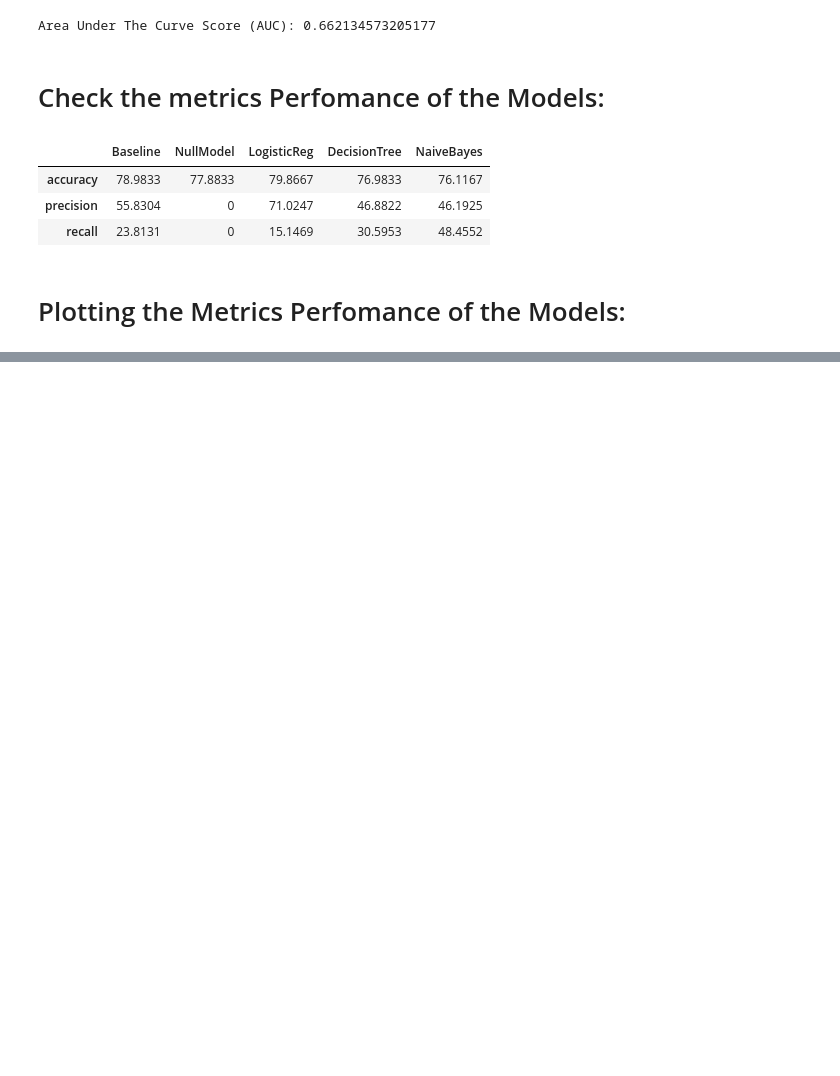
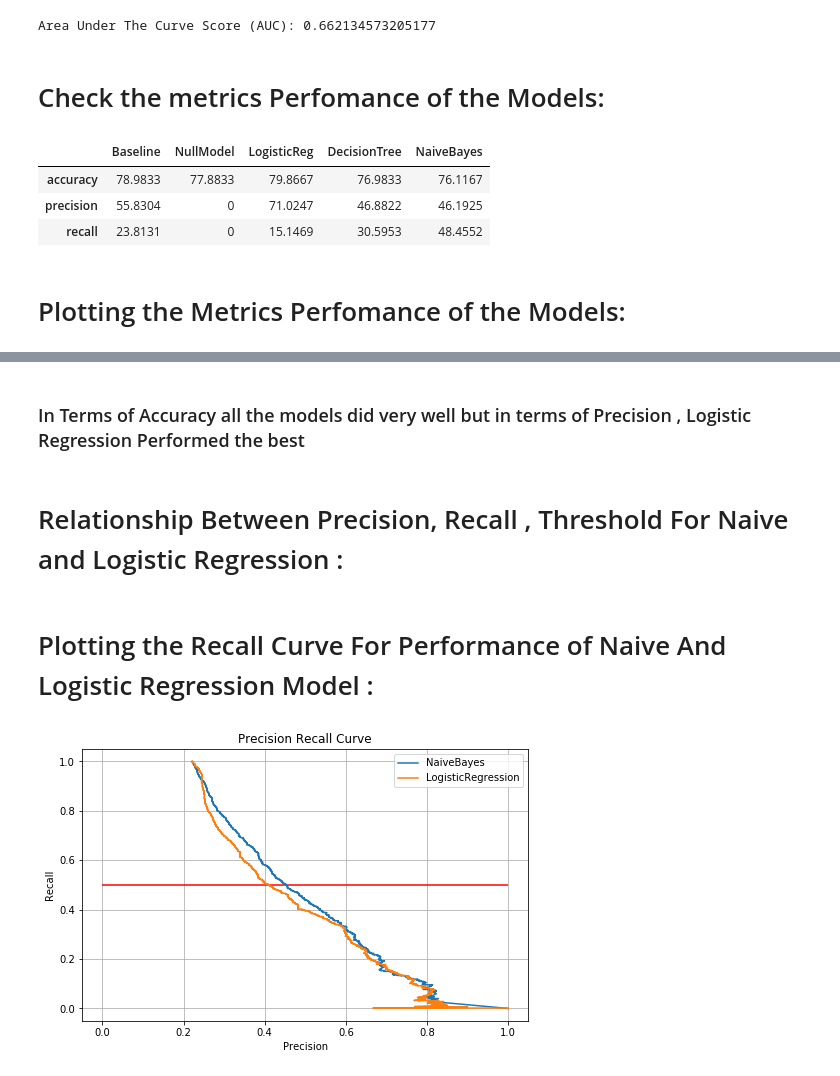
Before and after one commit to jankomah/CreditCardDefault, a Jupyter notebook: Josh_Modelling.ipynb, the cells around one changed output, grey strips where cells are left out. Saved outputs shown, nothing was run; the diff lists cells and outputs as text; code cells hidden in the pictures; blank space fills up the shorter version.

Commit message:
Threshold

```diff
--- a/Josh_Modelling.ipynb
+++ b/Josh_Modelling.ipynb
@@ -699,0 +704,25 @@ ax.grid()
+# %% [markdown]
+### In Terms of Accuracy all the models did very well but in terms of Precision , Logistic Regression Performed the best
+# %% [markdown]
+# <a id="7">Relationship Between Precision, Recall , Threshold For Naive and Logistic Regression :</a>
+# %%
+precision_nb ,recall_nb, thresholds_nb = precision_recall_curve(y_true = y_test,
+                                                                probas_pred = NBClassifier.predict_proba(X_test)[:,1])
+
+precision_lr ,recall_lr, thresholds_lr = precision_recall_curve(y_true = y_test,
+                                                                probas_pred = logReg.predict_proba(X_test)[:,1])
+# %% [markdown]
+# <a id="7">Plotting the Recall Curve For Performance of Naive And Logistic Regression Model :</a>
+# %%
+fig, ax = plt.subplots(figsize=(8,5))
+ax.plot(precision_nb , recall_nb , label = 'NaiveBayes')
+ax.plot(precision_lr , recall_lr , label = 'LogisticRegression')
+ax.set_xlabel('Precision')
+ax.set_ylabel('Recall')
+ax.set_title('Precision Recall Curve')
+"""plot thresholds"""
+ax.hlines(y=0.5 , xmin=0 , xmax=1 , color='red')
+ax.legend()
+ax.grid();
+# %% [output]
+[figure, added]
```
Also changed, not shown: parts of 4 cells of this notebook.
